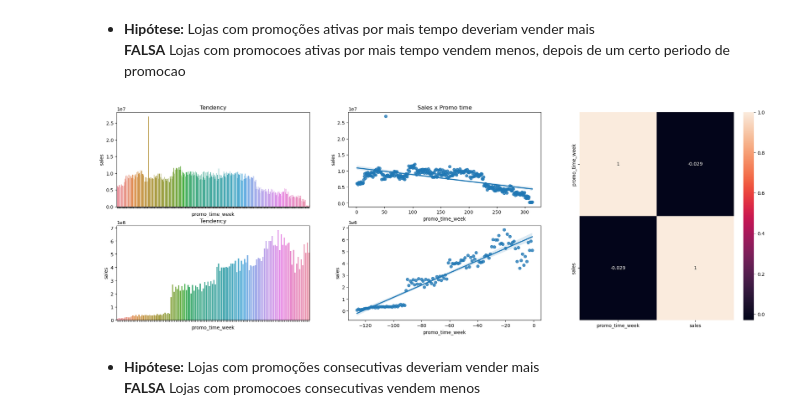
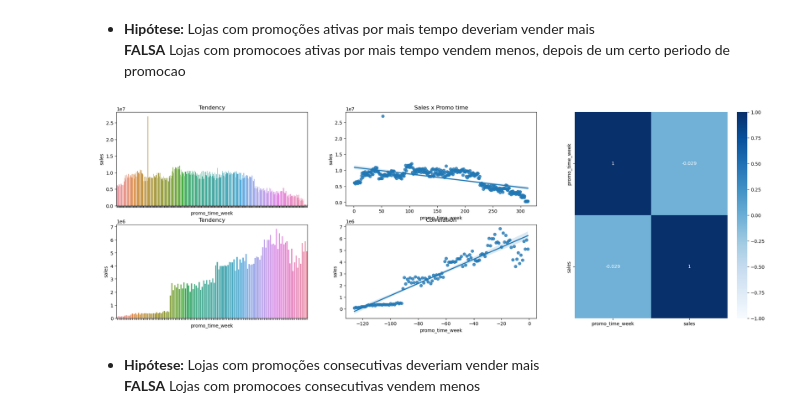
Before and after one commit to igorvgp/DS_rossmann_stores, a Jupyter notebook: m04_v01_store_sales_prediction copy.ipynb, the cells around one changed output. Drawn from its saved outputs; the diff is of its cells as text; code cells hidden in the pictures.

```diff
--- a/m04_v01_store_sales_prediction copy.ipynb
+++ b/m04_v01_store_sales_prediction copy.ipynb
@@ -530,12 +530,12 @@ sns.barplot(x = 'competition_time_month', y = 'sales', data = competition_since)
 <AxesSubplot:title={'center':'Sales x Competition time (month)'}, xlabel='competition_time_month', ylabel='sales'>
 [figure]
 # %%
-plt.rcParams["figure.figsize"] = (20,6)
+plt.rcParams["figure.figsize"] = (17,6)
 plt.subplot(1, 2, 1)
 plt.title("Tendency")
 sns.regplot(x = 'competition_time_month', y = 'sales', data = competition_since)
 
 plt.subplot(1, 2, 2)
-plt.title("Tendency")
+plt.title("Correlation")
 sns.heatmap(competition_since[['competition_time_month','sales']].corr(method = 'pearson'), annot = True,cmap = 'Blues', vmin = -1, vmax = 1 )
 # %% [output]
@@ -545,7 +545,7 @@ sns.heatmap(competition_since[['competition_time_month','sales']].corr(method =
 -  **Hipótese:** Lojas com mais dias de promoção deveriam vender mais\
 **FALSA** : As variações foram identificadas devido a aletoriedade dos dados, portanto não é possível confirmar esta afirmação
 # %%
-plt.rcParams["figure.figsize"] = (20,5)
+plt.rcParams["figure.figsize"] = (17,5)
 plt.subplot(1, 2, 1)
 plt.xticks(fontsize=7,rotation = 90)
 plt.title("Promo X Sales")
@@ -567,30 +567,31 @@ sns.regplot(x = 'percentage', y = 'sales', data = promo)
 # %%
 plt.rcParams["figure.figsize"] = (25,8)
 time_promo = df5[['promo_time_week', 'sales']].groupby( 'promo_time_week').sum().reset_index()
 
 grid = matplotlib.gridspec.GridSpec( 2, 3 )
 plt.title("Sales x Promo time")
 plt.subplot( grid[0,0] )
 time_promo_2 = time_promo[time_promo['promo_time_week'] > 0] # promo extendido
 sns.barplot( x='promo_time_week', y='sales', data=time_promo_2 ).set(xticklabels=[]);
 
 plt.title("Tendency")
 plt.subplot( grid[0,1] )
 sns.regplot( x='promo_time_week', y='sales', data=time_promo_2 );
 
 plt.title("Sales x Promo time")
 plt.subplot( grid[1,0] )
 time_promo_3 = time_promo[time_promo['promo_time_week'] < 0] # promo regular
 sns.barplot( x='promo_time_week', y='sales', data=time_promo_3 ).set(xticklabels=[]);
 
 plt.title("Tendency")
 plt.subplot( grid[1,1] )
 sns.regplot( x='promo_time_week', y='sales', data=time_promo_3 );
 
+plt.title("Correlation")
 plt.subplot( grid[:,2] )
-sns.heatmap( time_promo.corr( method='pearson' ), annot=True );
+sns.heatmap( time_promo.corr( method='pearson' ), annot=True, cmap = 'Blues', vmin = -1, vmax = 1 );
 # %% [output]
-[figure, old version]
+[figure, new version]
 # %% [markdown]
 -  **Hipótese:** Lojas com promoções consecutivas deveriam vender mais\
 **FALSA** Lojas com promocoes consecutivas vendem menos
```
Also changed, not shown: parts of 20 cells of this notebook.
